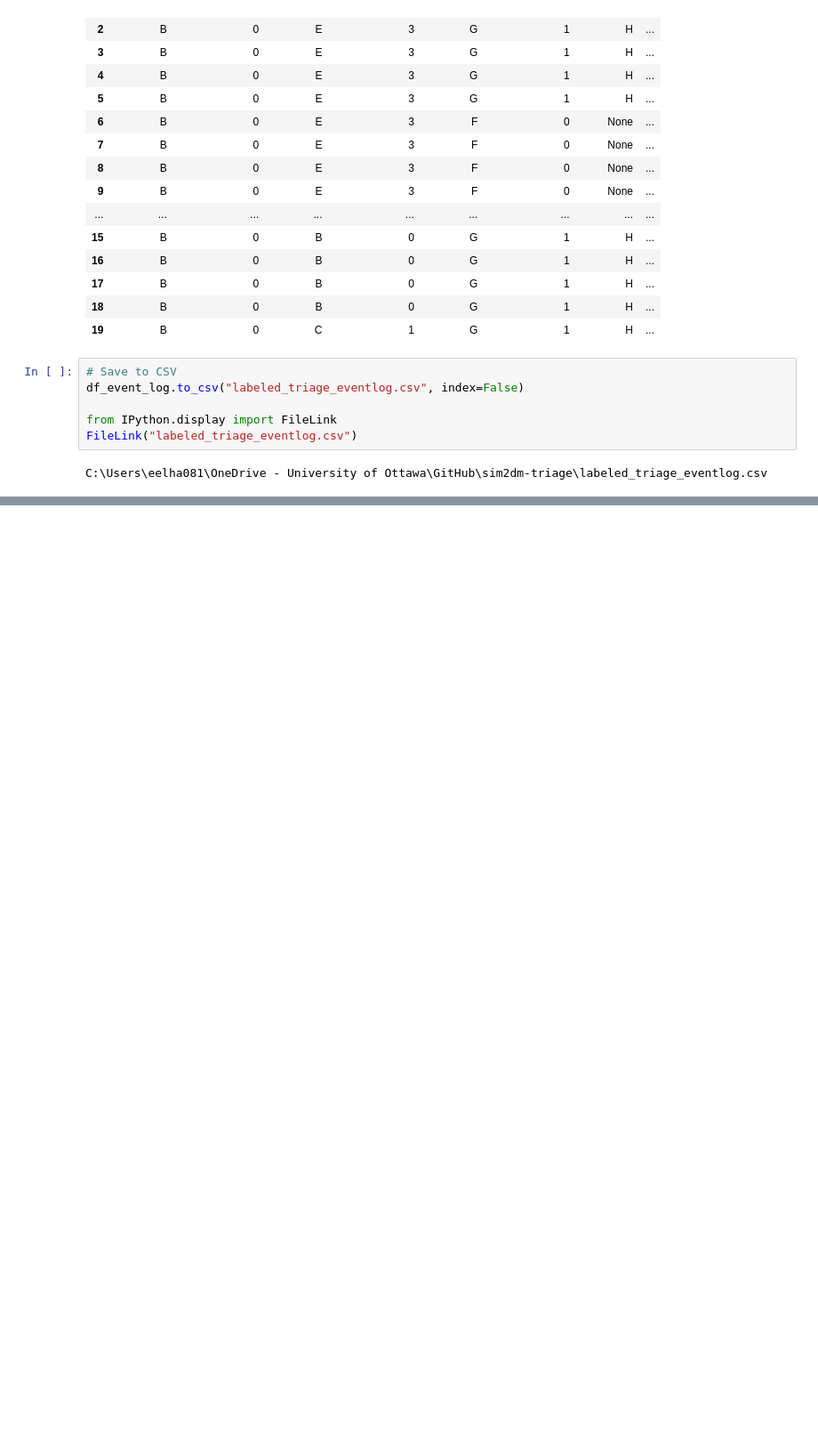
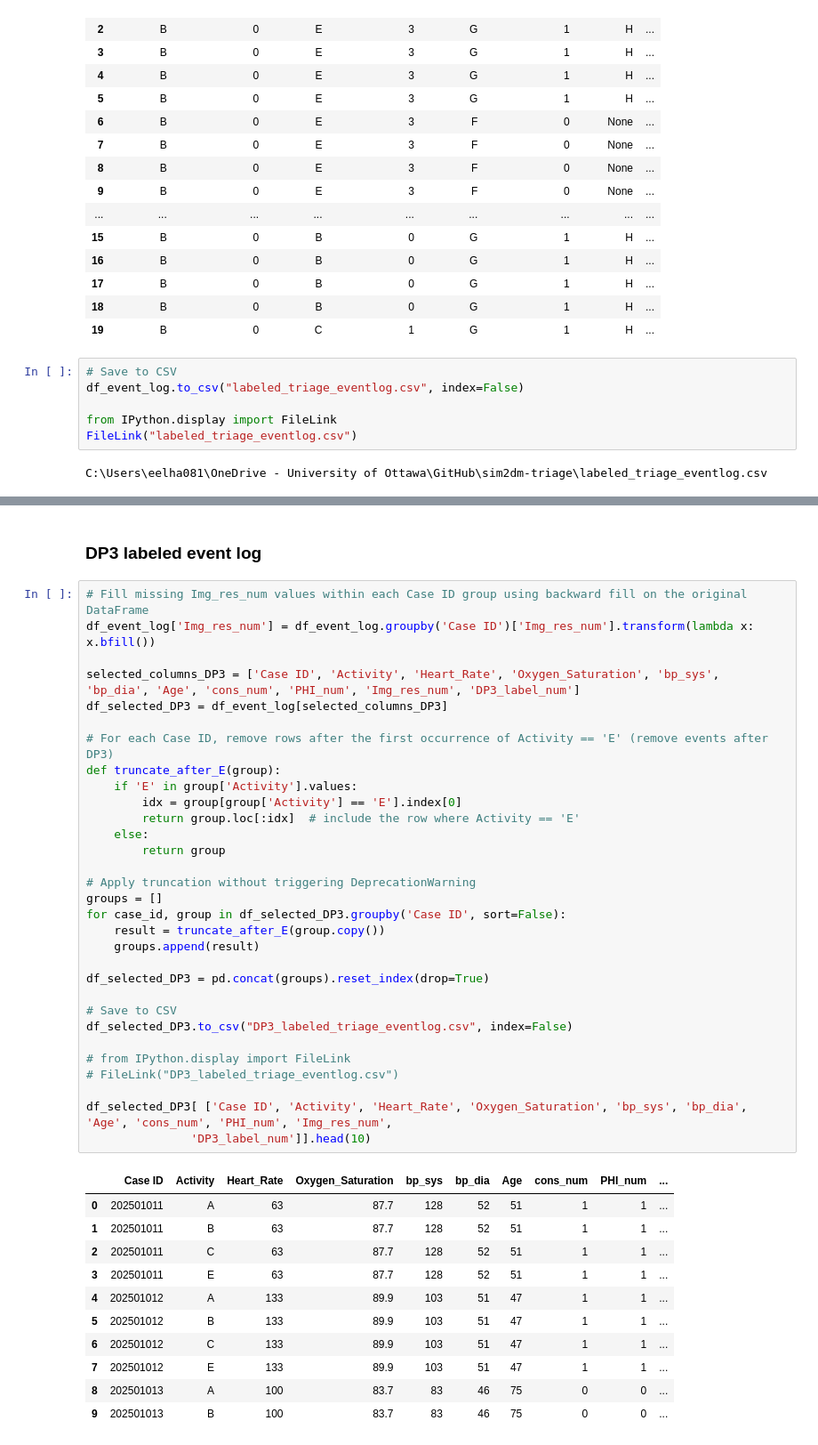
Before and after one commit to erfan-el/sim2dm-triage, a Jupyter notebook: triage_eventlog_preprocessing.ipynb, the cells around one changed output, grey strips where cells are left out. Shown at 89% size. Saved outputs shown, nothing was run; the diff lists cells and outputs as text; blank space fills up the shorter version.

```diff
--- a/triage_eventlog_preprocessing.ipynb
+++ b/triage_eventlog_preprocessing.ipynb
@@ -259,0 +364,45 @@ C:\Users\eelha081\OneDrive - University of Ottawa\GitHub\sim2dm-triage\labeled_t
+# %% [markdown]
+### DP3 labeled event log
+# %%
+# Fill missing Img_res_num values within each Case ID group using backward fill on the original DataFrame
+df_event_log['Img_res_num'] = df_event_log.groupby('Case ID')['Img_res_num'].transform(lambda x: x.bfill())
+
+selected_columns_DP3 = ['Case ID', 'Activity', 'Heart_Rate', 'Oxygen_Saturation', 'bp_sys', 'bp_dia', 'Age', 'cons_num', 'PHI_num', 'Img_res_num', 'DP3_label_num']
+df_selected_DP3 = df_event_log[selected_columns_DP3]
+
+# For each Case ID, remove rows after the first occurrence of Activity == 'E' (remove events after DP3)
+def truncate_after_E(group):
+    if 'E' in group['Activity'].values:
+        idx = group[group['Activity'] == 'E'].index[0]
+        return group.loc[:idx]  # include the row where Activity == 'E'
+    else:
+        return group
+
+# Apply truncation without triggering DeprecationWarning
+groups = []
+for case_id, group in df_selected_DP3.groupby('Case ID', sort=False):
+    result = truncate_after_E(group.copy())
+    groups.append(result)
+
+df_selected_DP3 = pd.concat(groups).reset_index(drop=True)
+
+# Save to CSV
+df_selected_DP3.to_csv("DP3_labeled_triage_eventlog.csv", index=False)
+
+# from IPython.display import FileLink
+# FileLink("DP3_labeled_triage_eventlog.csv")
+
+df_selected_DP3[ ['Case ID', 'Activity', 'Heart_Rate', 'Oxygen_Saturation', 'bp_sys', 'bp_dia', 'Age', 'cons_num', 'PHI_num', 'Img_res_num',
+               'DP3_label_num']].head(10)
+# %% [output]
+|  | Case ID | Activity | Heart_Rate | Oxygen_Saturation | bp_sys | bp_dia | Age | cons_num | PHI_num | ... |
+| 0 | 202501011 | A | 63 | 87.7 | 128 | 52 | 51 | 1 | 1 | ... |
+| 1 | 202501011 | B | 63 | 87.7 | 128 | 52 | 51 | 1 | 1 | ... |
+| 2 | 202501011 | C | 63 | 87.7 | 128 | 52 | 51 | 1 | 1 | ... |
+| 3 | 202501011 | E | 63 | 87.7 | 128 | 52 | 51 | 1 | 1 | ... |
+| 4 | 202501012 | A | 133 | 89.9 | 103 | 51 | 47 | 1 | 1 | ... |
+| 5 | 202501012 | B | 133 | 89.9 | 103 | 51 | 47 | 1 | 1 | ... |
+| 6 | 202501012 | C | 133 | 89.9 | 103 | 51 | 47 | 1 | 1 | ... |
+| 7 | 202501012 | E | 133 | 89.9 | 103 | 51 | 47 | 1 | 1 | ... |
+| 8 | 202501013 | A | 100 | 83.7 | 83 | 46 | 75 | 0 | 0 | ... |
+| 9 | 202501013 | B | 100 | 83.7 | 83 | 46 | 75 | 0 | 0 | ... |
```
Also changed, not shown: parts of 16 cells of this notebook, 6 other files.
